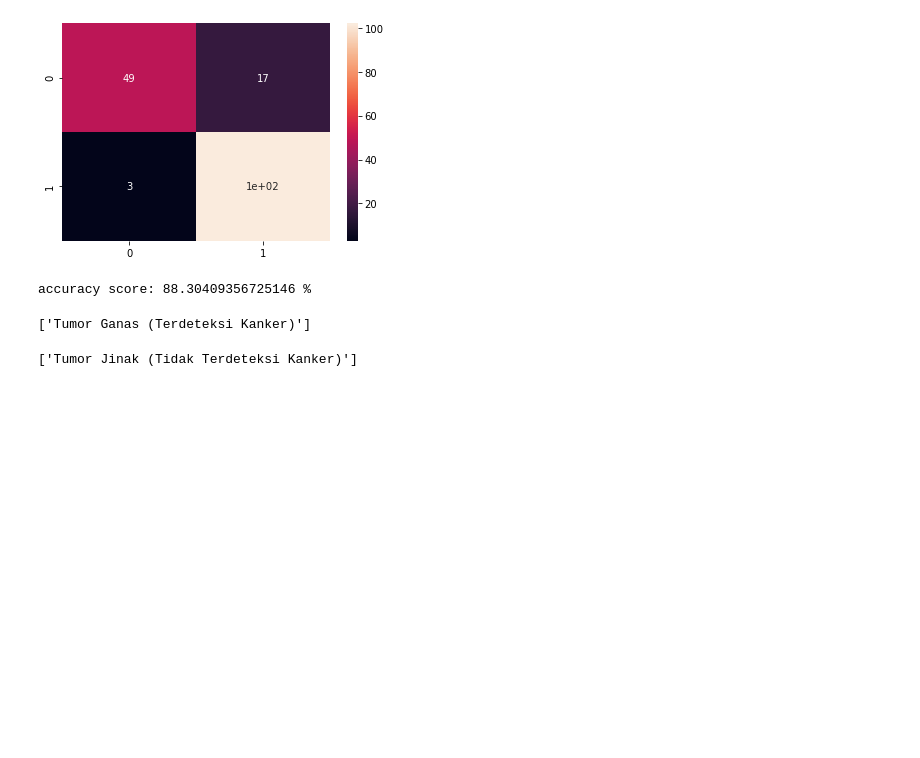
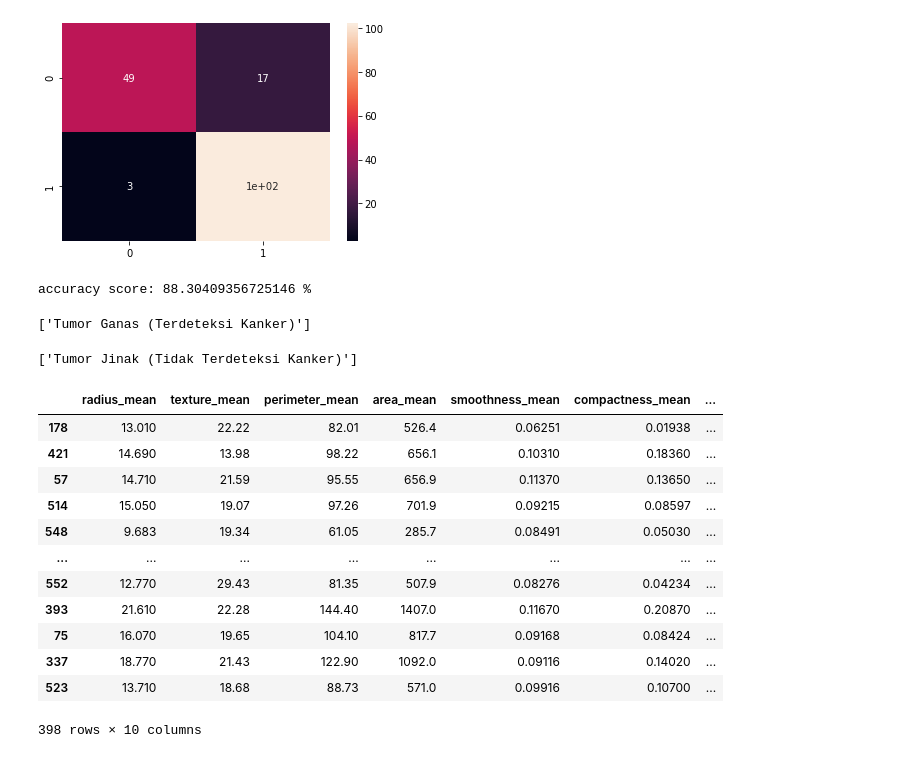
Before and after one commit to Nurtrira06/PROYEK3, a Jupyter notebook: Jupyter/PREDIKSI KANKER PAYUDARA 2.ipynb, the cells around one changed output. Drawn from its saved outputs; the diff is of its cells as text; code cells hidden in the pictures; blank space fills up the shorter version.

```diff
--- a/Jupyter/PREDIKSI KANKER PAYUDARA 2.ipynb
+++ b/Jupyter/PREDIKSI KANKER PAYUDARA 2.ipynb
@@ -270,3 +270,19 @@ print(model.predict([[370,1,455,452,444,531,521,526,416,483]]))
 print(model.predict([[7.76, 24.54, 47.92, 181.0, 0.05263, 0.04362, 0.00000, 0.00000, 0.1587,0.05884]]))
 # %% [output]
 ['Tumor Jinak (Tidak Terdeteksi Kanker)']
+# %%
+X_train
+# %% [output]
+|  | radius_mean | texture_mean | perimeter_mean | area_mean | smoothness_mean | compactness_mean | ... |
+| 178 | 13.010 | 22.22 | 82.01 | 526.4 | 0.06251 | 0.01938 | ... |
+| 421 | 14.690 | 13.98 | 98.22 | 656.1 | 0.10310 | 0.18360 | ... |
+| 57 | 14.710 | 21.59 | 95.55 | 656.9 | 0.11370 | 0.13650 | ... |
+| 514 | 15.050 | 19.07 | 97.26 | 701.9 | 0.09215 | 0.08597 | ... |
+| 548 | 9.683 | 19.34 | 61.05 | 285.7 | 0.08491 | 0.05030 | ... |
+| ... | ... | ... | ... | ... | ... | ... | ... |
+| 552 | 12.770 | 29.43 | 81.35 | 507.9 | 0.08276 | 0.04234 | ... |
+| 393 | 21.610 | 22.28 | 144.40 | 1407.0 | 0.11670 | 0.20870 | ... |
+| 75 | 16.070 | 19.65 | 104.10 | 817.7 | 0.09168 | 0.08424 | ... |
+| 337 | 18.770 | 21.43 | 122.90 | 1092.0 | 0.09116 | 0.14020 | ... |
+| 523 | 13.710 | 18.68 | 88.73 | 571.0 | 0.09916 | 0.10700 | ... |
+398 rows × 10 columns
```
Also changed, not shown: parts of 2 cells of this notebook.
